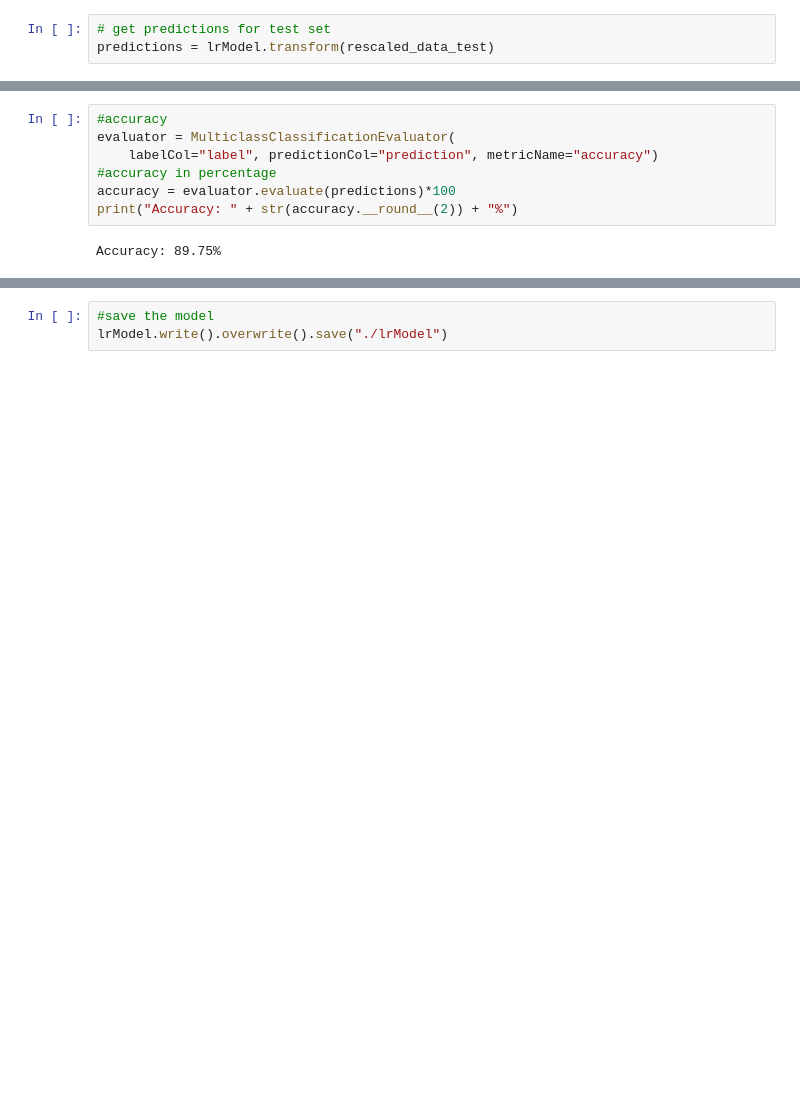
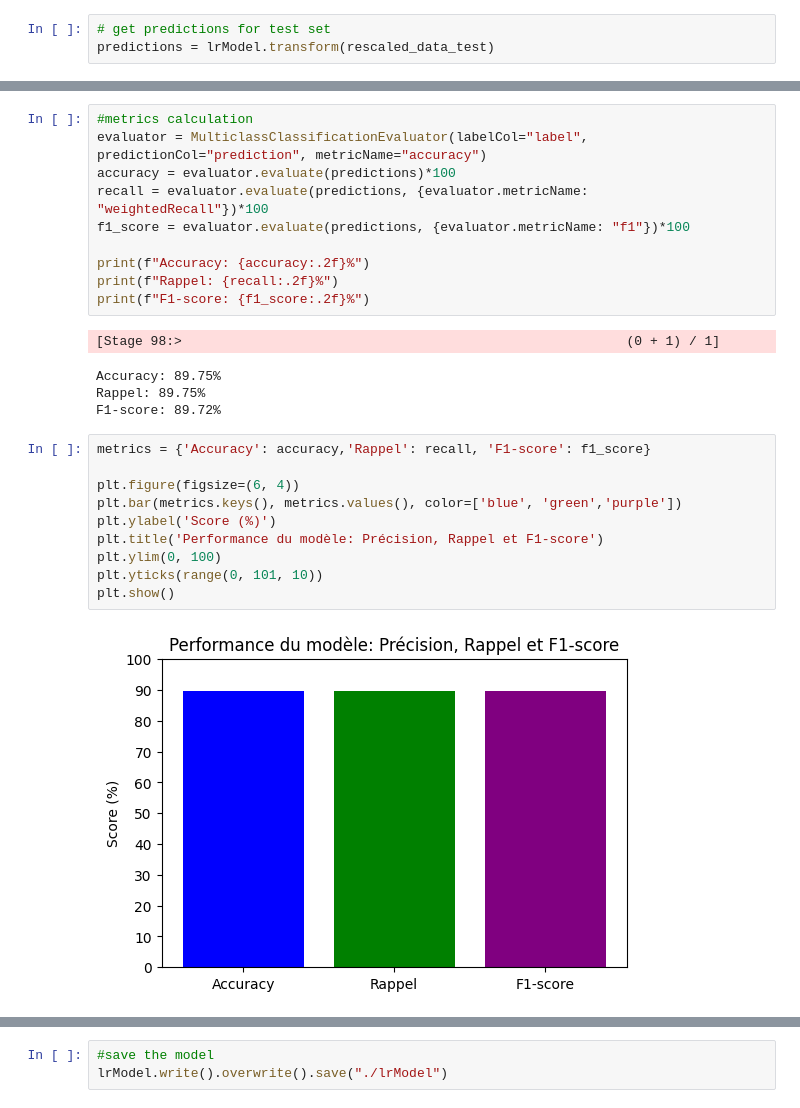
Before and after one commit to nassim-ali/News-Classification, a Jupyter notebook: app/news-classification.ipynb, the cells around one changed output, grey strips where cells are left out. Cells and saved outputs as stored; diff of their text form; blank space fills up the shorter version.

```diff
--- a/app/news-classification.ipynb
+++ b/app/news-classification.ipynb
@@ -176,14 +177,32 @@ predictions.select("Text", 'probability','prediction', 'label').show(5)
 +--------------------+--------------------+----------+-----+
 only showing top 5 rows
 # %%
-#accuracy
-evaluator = MulticlassClassificationEvaluator(
-    labelCol="label", predictionCol="prediction", metricName="accuracy")
-#accuracy in percentage
+#metrics calculation
+evaluator = MulticlassClassificationEvaluator(labelCol="label", predictionCol="prediction", metricName="accuracy")
 accuracy = evaluator.evaluate(predictions)*100
-print("Accuracy: " + str(accuracy.__round__(2)) + "%")
+recall = evaluator.evaluate(predictions, {evaluator.metricName: "weightedRecall"})*100
+f1_score = evaluator.evaluate(predictions, {evaluator.metricName: "f1"})*100
+
+print(f"Accuracy: {accuracy:.2f}%")
+print(f"Rappel: {recall:.2f}%")
+print(f"F1-score: {f1_score:.2f}%")
 # %% [output]
-Accuracy: 89.75%
+[Stage 98:>                                                         (0 + 1) / 1]
+Accuracy: 89.75%
+Rappel: 89.75%
+F1-score: 89.72%
+# %%
+metrics = {'Accuracy': accuracy,'Rappel': recall, 'F1-score': f1_score}
+
+plt.figure(figsize=(6, 4))
+plt.bar(metrics.keys(), metrics.values(), color=['blue', 'green','purple'])
+plt.ylabel('Score (%)')
+plt.title('Performance du modèle: Précision, Rappel et F1-score')
+plt.ylim(0, 100)
+plt.yticks(range(0, 101, 10))
+plt.show()
+# %% [output]
+[figure, added]
 # %%
 labels = {"World","Sports","Business", "Science/Tech"}
 
```
Also changed, not shown: parts of 8 cells of this notebook, 16 other files.
